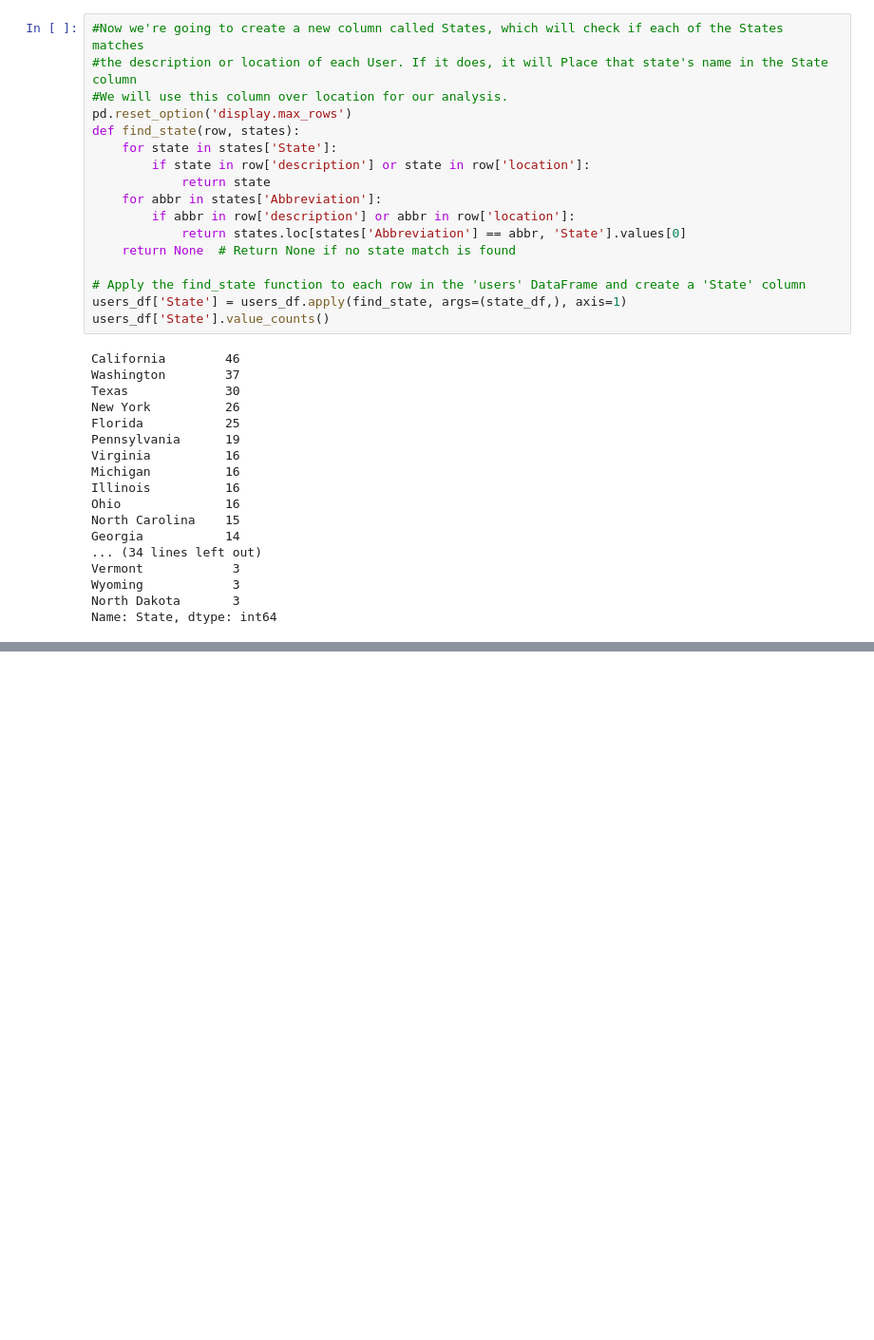
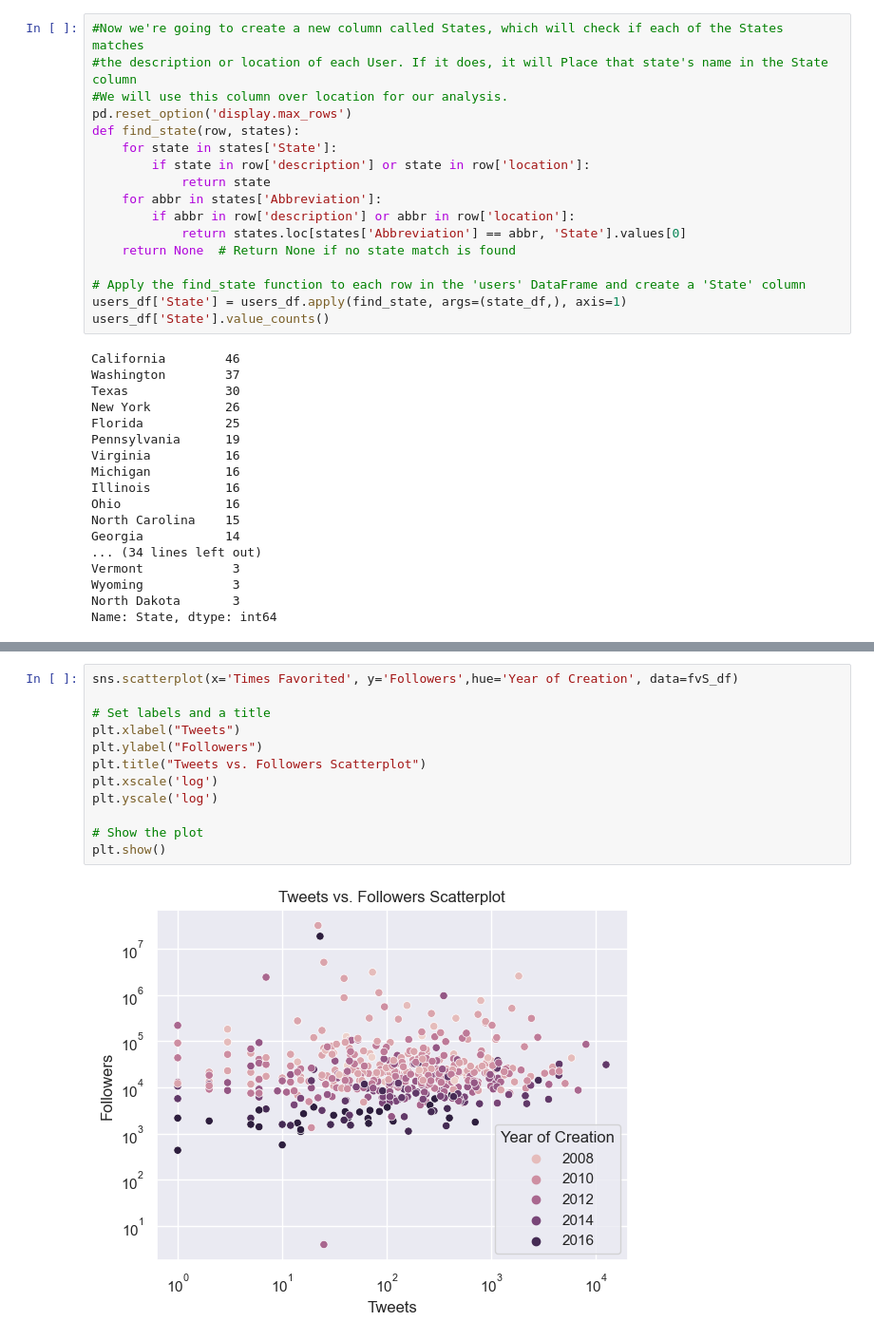
Before and after one commit to sephi-22/sql_capstone, a Jupyter notebook: project_notebook.ipynb, the cells around one changed output, grey strips where cells are left out. Shown at 95% size. Drawn from its saved outputs; the diff is of its cells as text; blank space fills up the shorter version.

```diff
--- a/project_notebook.ipynb
+++ b/project_notebook.ipynb
@@ -259,0 +732,14 @@ users_df['website'] = users_df['url'].apply(expand_short_url)
+# %%
+sns.scatterplot(x='Times Favorited', y='Followers',hue='Year of Creation', data=fvS_df)
+
+# Set labels and a title
+plt.xlabel("Tweets")
+plt.ylabel("Followers")
+plt.title("Tweets vs. Followers Scatterplot")
+plt.xscale('log')
+plt.yscale('log')
+
+# Show the plot
+plt.show()
+# %% [output]
+[figure, added]
```
Also changed, not shown: parts of 46 cells of this notebook.
